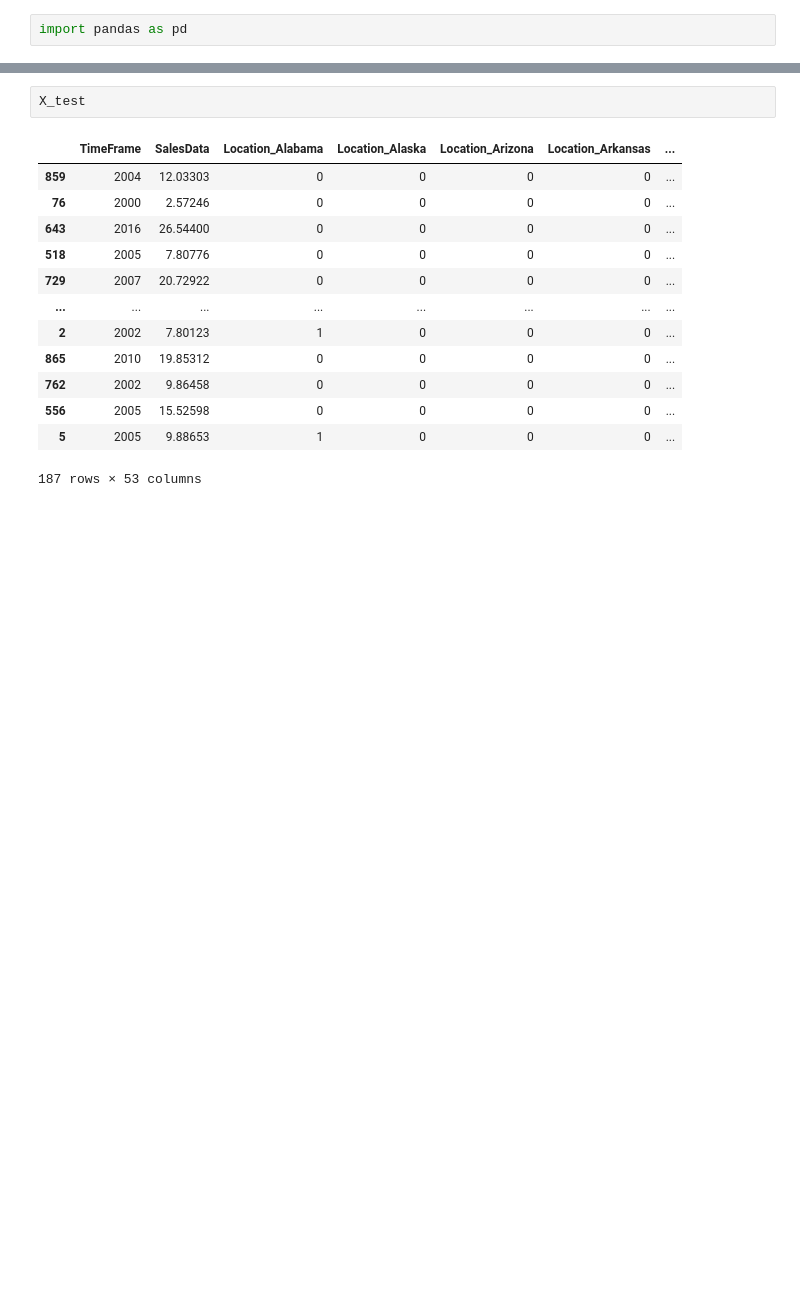
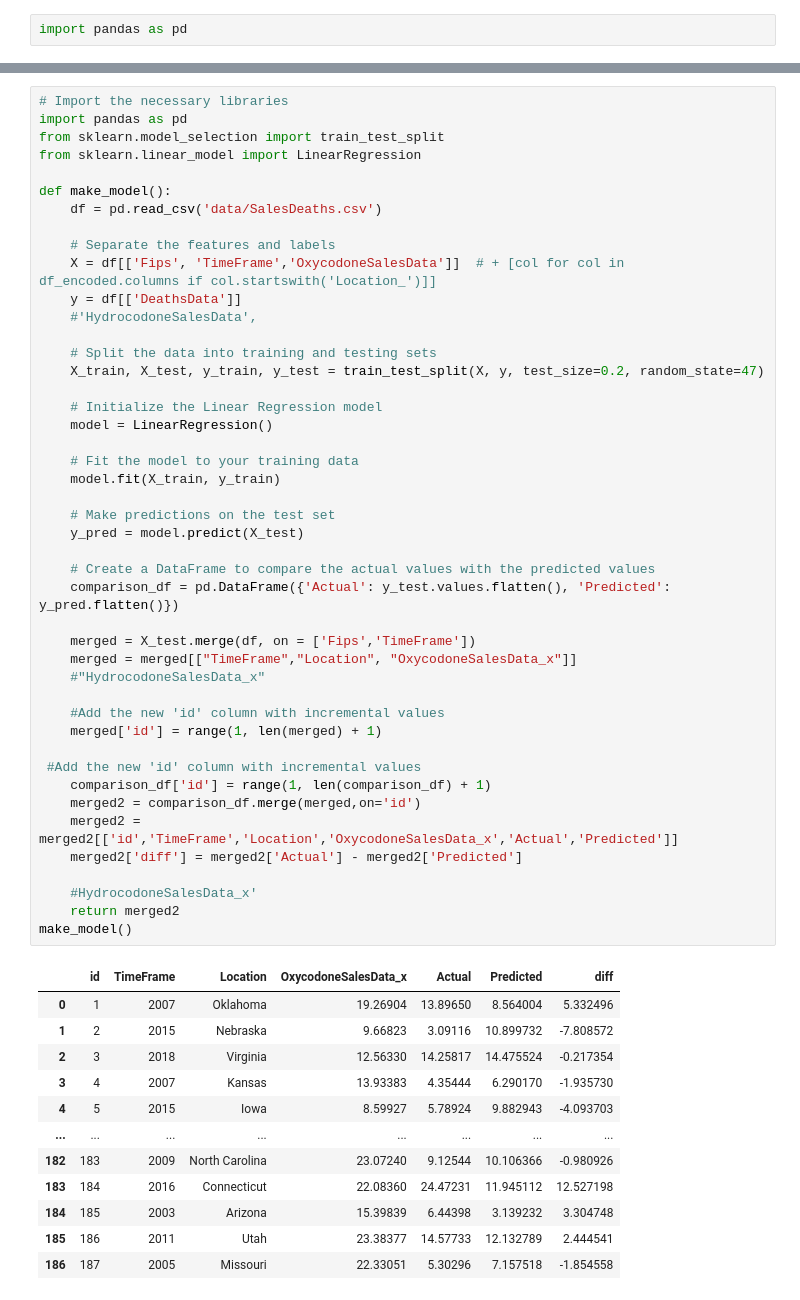
Before and after one commit to searanch/opiods-deaths-sales, a Jupyter notebook: Predictions.ipynb, the cells around one changed output, grey strips where cells are left out. Drawn from its saved outputs; the diff is of its cells as text; blank space fills up the shorter version.

```diff
--- a/Predictions.ipynb
+++ b/Predictions.ipynb
@@ -197,16 +6,58 @@ X_train
-# %%
-X_test
-# %% [output]
-|  | TimeFrame | SalesData | Location_Alabama | Location_Alaska | Location_Arizona | Location_Arkansas | ... |
-| 859 | 2004 | 12.03303 | 0 | 0 | 0 | 0 | ... |
-| 76 | 2000 | 2.57246 | 0 | 0 | 0 | 0 | ... |
-| 643 | 2016 | 26.54400 | 0 | 0 | 0 | 0 | ... |
-| 518 | 2005 | 7.80776 | 0 | 0 | 0 | 0 | ... |
-| 729 | 2007 | 20.72922 | 0 | 0 | 0 | 0 | ... |
-| ... | ... | ... | ... | ... | ... | ... | ... |
-| 2 | 2002 | 7.80123 | 1 | 0 | 0 | 0 | ... |
-| 865 | 2010 | 19.85312 | 0 | 0 | 0 | 0 | ... |
-| 762 | 2002 | 9.86458 | 0 | 0 | 0 | 0 | ... |
-| 556 | 2005 | 15.52598 | 0 | 0 | 0 | 0 | ... |
-| 5 | 2005 | 9.88653 | 1 | 0 | 0 | 0 | ... |
-187 rows × 53 columns
+# %%
+# Import the necessary libraries
+import pandas as pd
+from sklearn.model_selection import train_test_split
+from sklearn.linear_model import LinearRegression
+
+def make_model():
+    df = pd.read_csv('data/SalesDeaths.csv')
+
+    # Separate the features and labels
+    X = df[['Fips', 'TimeFrame','OxycodoneSalesData']]  # + [col for col in df_encoded.columns if col.startswith('Location_')]]
+    y = df[['DeathsData']]
+    #'HydrocodoneSalesData',
+
+    # Split the data into training and testing sets
+    X_train, X_test, y_train, y_test = train_test_split(X, y, test_size=0.2, random_state=47)
+
+    # Initialize the Linear Regression model
+    model = LinearRegression()
+
+    # Fit the model to your training data
+    model.fit(X_train, y_train)
+
+    # Make predictions on the test set
+    y_pred = model.predict(X_test)
+
+    # Create a DataFrame to compare the actual values with the predicted values
+    comparison_df = pd.DataFrame({'Actual': y_test.values.flatten(), 'Predicted': y_pred.flatten()})
+
+    merged = X_test.merge(df, on = ['Fips','TimeFrame'])
+    merged = merged[["TimeFrame","Location", "OxycodoneSalesData_x"]]
+    #"HydrocodoneSalesData_x"
+
+    #Add the new 'id' column with incremental values
+    merged['id'] = range(1, len(merged) + 1)
+
+ #Add the new 'id' column with incremental values
+    comparison_df['id'] = range(1, len(comparison_df) + 1)
+    merged2 = comparison_df.merge(merged,on='id')
+    merged2 = merged2[['id','TimeFrame','Location','OxycodoneSalesData_x','Actual','Predicted']]
+    merged2['diff'] = merged2['Actual'] - merged2['Predicted']
+
+    #HydrocodoneSalesData_x'
+    return merged2
+make_model()
+# %% [output]
+|  | id | TimeFrame | Location | OxycodoneSalesData_x | Actual | Predicted | diff |
+| 0 | 1 | 2007 | Oklahoma | 19.26904 | 13.89650 | 8.564004 | 5.332496 |
+| 1 | 2 | 2015 | Nebraska | 9.66823 | 3.09116 | 10.899732 | -7.808572 |
+| 2 | 3 | 2018 | Virginia | 12.56330 | 14.25817 | 14.475524 | -0.217354 |
+| 3 | 4 | 2007 | Kansas | 13.93383 | 4.35444 | 6.290170 | -1.935730 |
+| 4 | 5 | 2015 | Iowa | 8.59927 | 5.78924 | 9.882943 | -4.093703 |
+| ... | ... | ... | ... | ... | ... | ... | ... |
+| 182 | 183 | 2009 | North Carolina | 23.07240 | 9.12544 | 10.106366 | -0.980926 |
+| 183 | 184 | 2016 | Connecticut | 22.08360 | 24.47231 | 11.945112 | 12.527198 |
+| 184 | 185 | 2003 | Arizona | 15.39839 | 6.44398 | 3.139232 | 3.304748 |
+| 185 | 186 | 2011 | Utah | 23.38377 | 14.57733 | 12.132789 | 2.444541 |
+| 186 | 187 | 2005 | Missouri | 22.33051 | 5.30296 | 7.157518 | -1.854558 |
```
Also changed, not shown: parts of 13 cells of this notebook.
